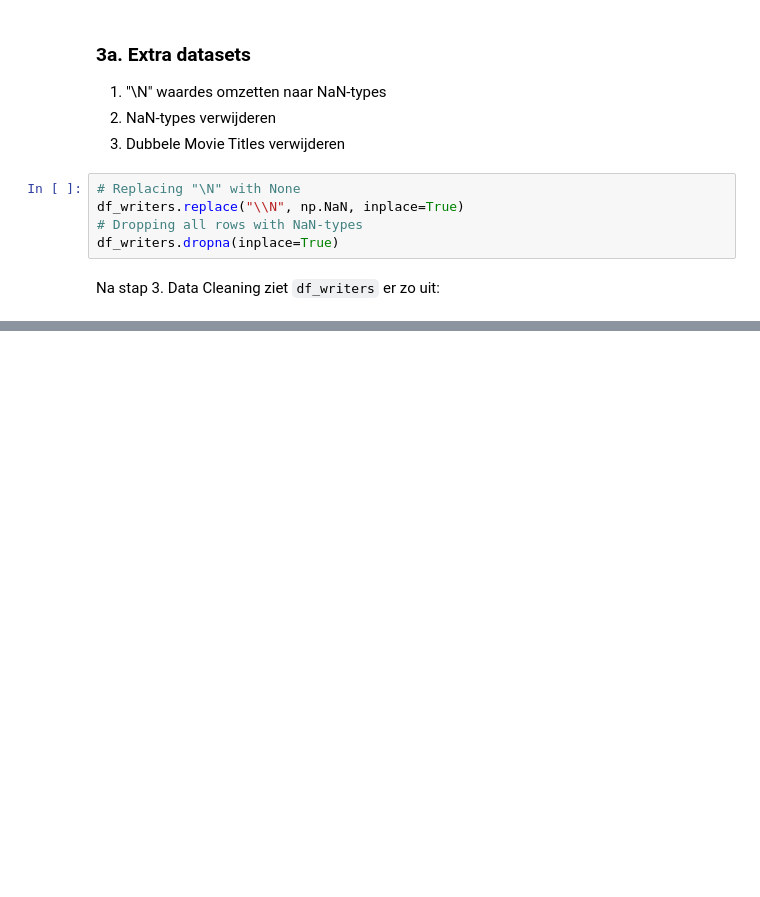
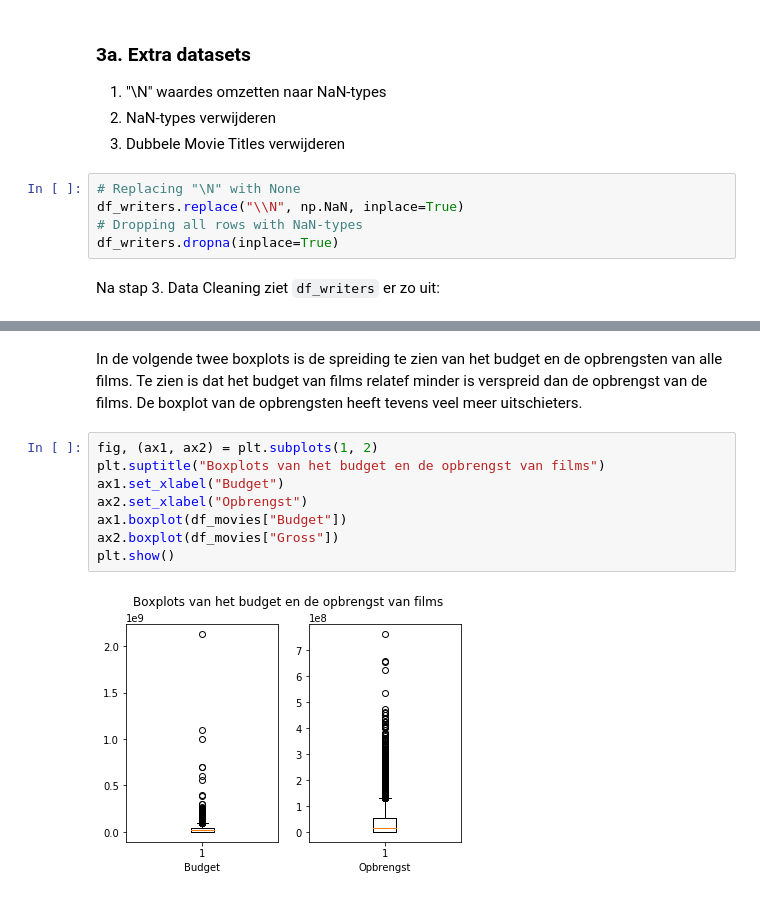
Before and after one commit to Casper-Smet/movie-revenue-predictions, a Jupyter notebook: main.ipynb, the cells around one changed output, grey strips where cells are left out. Saved outputs shown, nothing was run; the diff lists cells and outputs as text; blank space fills up the shorter version.

```diff
--- a/main.ipynb
+++ b/main.ipynb
@@ -210,0 +387,14 @@ df_movies["Genres"].sample(10)
+# %% [markdown]
+In de volgende twee boxplots is de spreiding te zien van het budget en de opbrengsten van alle films. Te zien is dat
+het budget van films relatef minder is verspreid dan de opbrengst van de films. De boxplot van de opbrengsten heeft
+tevens veel meer uitschieters.
+# %%
+fig, (ax1, ax2) = plt.subplots(1, 2)
+plt.suptitle("Boxplots van het budget en de opbrengst van films")
+ax1.set_xlabel("Budget")
+ax2.set_xlabel("Opbrengst")
+ax1.boxplot(df_movies["Budget"])
+ax2.boxplot(df_movies["Gross"])
+plt.show()
+# %% [output]
+[figure, added]
```
Also changed, not shown: parts of 27 cells of this notebook.
